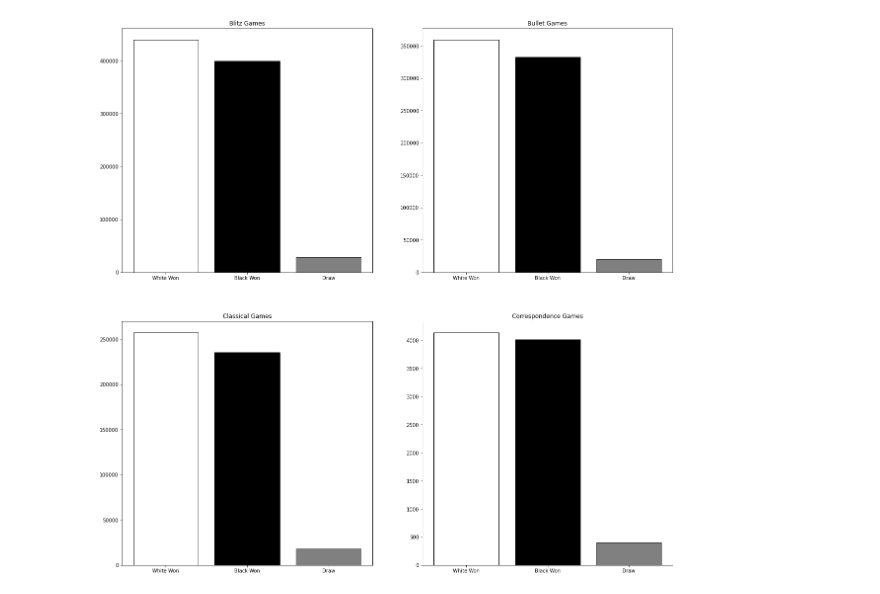
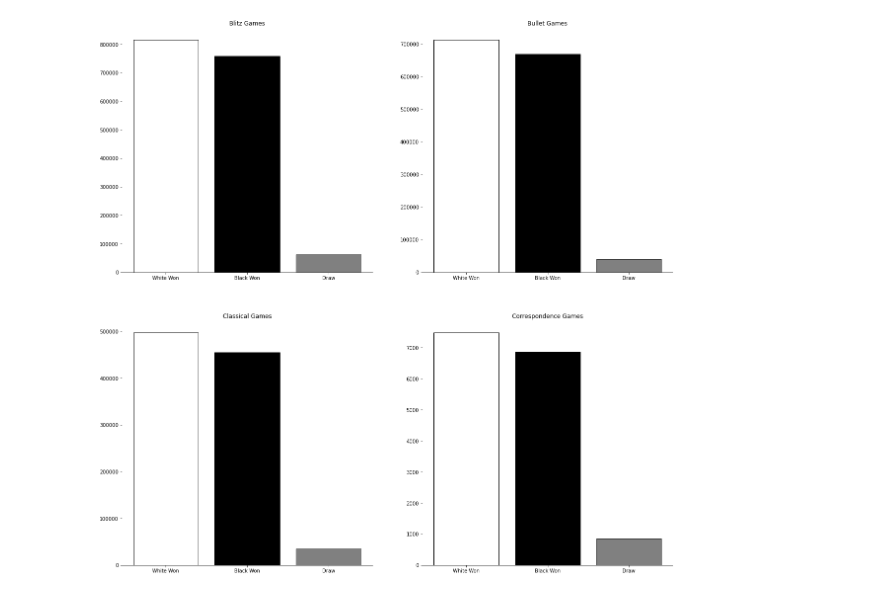
Before and after one commit to silas-wunder/Data-Wrangling-Final-Project, a Jupyter notebook: data_analysis.ipynb, the cells around one changed output. Drawn from its saved outputs; the diff is of its cells as text; code cells hidden in the pictures.

```diff
--- a/data_analysis.ipynb
+++ b/data_analysis.ipynb
@@ -8,15 +12,23 @@ import seaborn as sns
 url = r".\Chess_Data.pickle"
 data = pd.read_pickle(url).astype(
     {
-        "Game Type": "category",
-        "Result": "category",
+        "Game Type": "uint8",
+        "Result": "uint8",
         "White ELO": "uint16",
         "Black ELO": "uint16",
         "Moves": "uint8",
     }
 )
-# drop games that didn't have any moves, these won't help our analysis
-data.drop(data.loc[data["Moves"] == 0].index, inplace=True)
+
+data.replace(
+    {
+        "Game Type": {0: "Blitz", 1: "Bullet", 2: "Classical", 3: "Correspondence"},
+        "Result": {0: "1-0", 1: "0-1", 2: "1/2-1/2"},
+    },
+    inplace=True,
+)
+
+data.drop(data.loc[data["White ELO"] == 0].index, inplace=True)
+data.drop(data.loc[data["Black ELO"] == 0].index, inplace=True)
 data.set_index(["Result", "Game Type"], inplace=True)
 data.sort_index(inplace=True)
-data.head()
@@ -47,31 +110,44 @@ draw0 = len(data.loc[("1/2-1/2", labels[0])])
 whiteWon1 = len(data.loc[("1-0", labels[1])])
 blackWon1 = len(data.loc[("0-1", labels[1])])
 draw1 = len(data.loc[("1/2-1/2", labels[1])])
 whiteWon2 = len(data.loc[("1-0", labels[2])])
 blackWon2 = len(data.loc[("0-1", labels[2])])
 draw2 = len(data.loc[("1/2-1/2", labels[2])])
 whiteWon3 = len(data.loc[("1-0", labels[3])])
 blackWon3 = len(data.loc[("0-1", labels[3])])
 draw3 = len(data.loc[("1/2-1/2", labels[3])])
 
 fig, axs = plt.subplots(2, 2, figsize=(20, 20))
 axs[0, 0].bar("White Won", whiteWon0, color="white", edgecolor="black")
 axs[0, 0].bar("Black Won", blackWon0, color="black", edgecolor="black")
 axs[0, 0].bar("Draw", draw0, color="gray", edgecolor="black")
 axs[0, 0].set_title("Blitz Games")
+axs[0, 0].spines["top"].set_visible(False)
+axs[0, 0].spines["right"].set_visible(False)
+axs[0, 0].spines["left"].set_visible(False)
+
 axs[0, 1].bar("White Won", whiteWon1, color="white", edgecolor="black")
 axs[0, 1].bar("Black Won", blackWon1, color="black", edgecolor="black")
 axs[0, 1].bar("Draw", draw1, color="gray", edgecolor="black")
 axs[0, 1].set_title("Bullet Games")
+axs[0, 1].spines["top"].set_visible(False)
+axs[0, 1].spines["right"].set_visible(False)
+axs[0, 1].spines["left"].set_visible(False)
+
 axs[1, 0].bar("White Won", whiteWon2, color="white", edgecolor="black")
 axs[1, 0].bar("Black Won", blackWon2, color="black", edgecolor="black")
 axs[1, 0].bar("Draw", draw2, color="gray", edgecolor="black")
 axs[1, 0].set_title("Classical Games")
+axs[1, 0].spines["top"].set_visible(False)
+axs[1, 0].spines["right"].set_visible(False)
+axs[1, 0].spines["left"].set_visible(False)
+
 axs[1, 1].bar("White Won", whiteWon3, color="white", edgecolor="black")
 axs[1, 1].bar("Black Won", blackWon3, color="black", edgecolor="black")
 axs[1, 1].bar("Draw", draw3, color="gray", edgecolor="black")
 axs[1, 1].set_title("Correspondence Games")
 axs[1, 1].spines["top"].set_visible(False)
 axs[1, 1].spines["right"].set_visible(False)
+axs[1, 1].spines["left"].set_visible(False)
 # %% [output]
-[figure, old version]
+[figure, new version]
```
Also changed, not shown: parts of 31 cells of this notebook.
